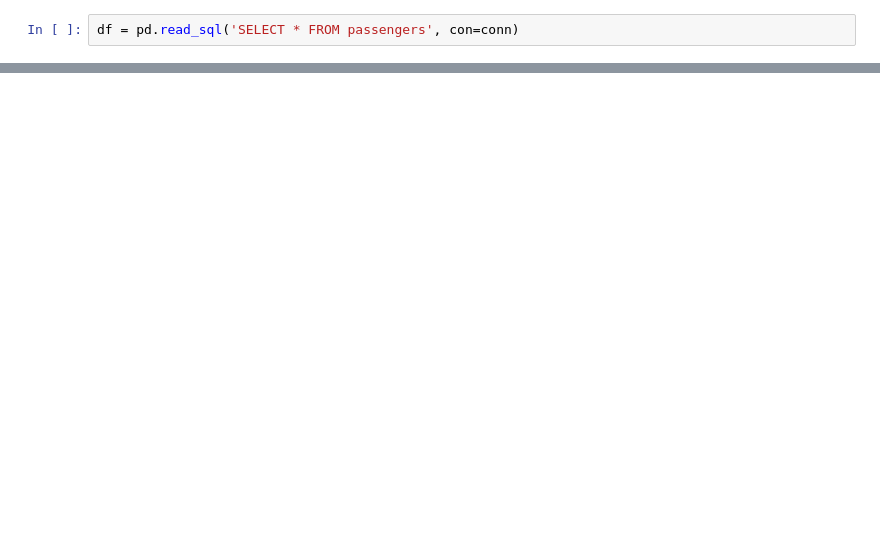
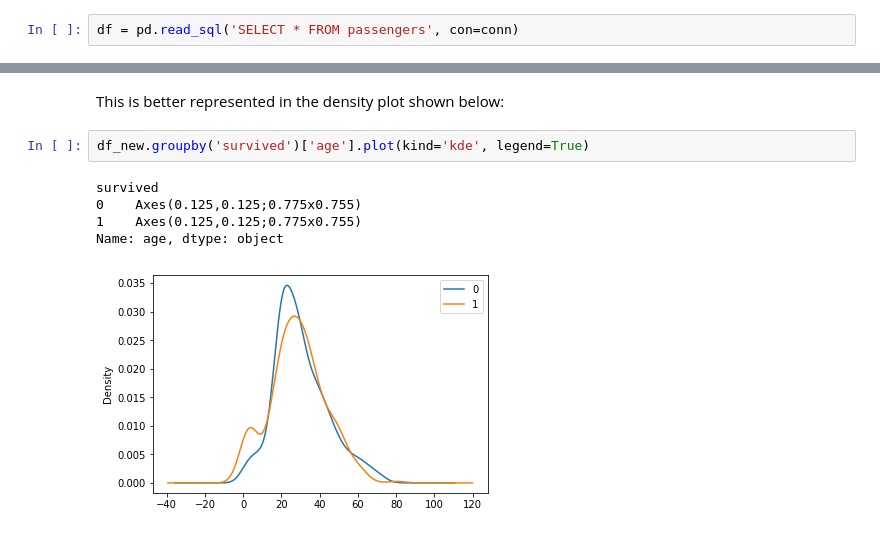
Before and after one commit to has220/ATA-Exercise, a Jupyter notebook: jupyter-postgres.ipynb, the cells around one changed output, grey strips where cells are left out. Saved outputs shown, nothing was run; the diff lists cells and outputs as text; blank space fills up the shorter version.

```diff
--- a/jupyter-postgres.ipynb
+++ b/jupyter-postgres.ipynb
@@ -34,0 +84,10 @@ df.head()
+# %% [markdown]
+This is better represented in the density plot shown below:
+# %%
+df_new.groupby('survived')['age'].plot(kind='kde', legend=True)
+# %% [output]
+survived
+0    Axes(0.125,0.125;0.775x0.755)
+1    Axes(0.125,0.125;0.775x0.755)
+Name: age, dtype: object
+[figure, added]
```
Also changed, not shown: parts of 14 cells of this notebook, 1 other file.
